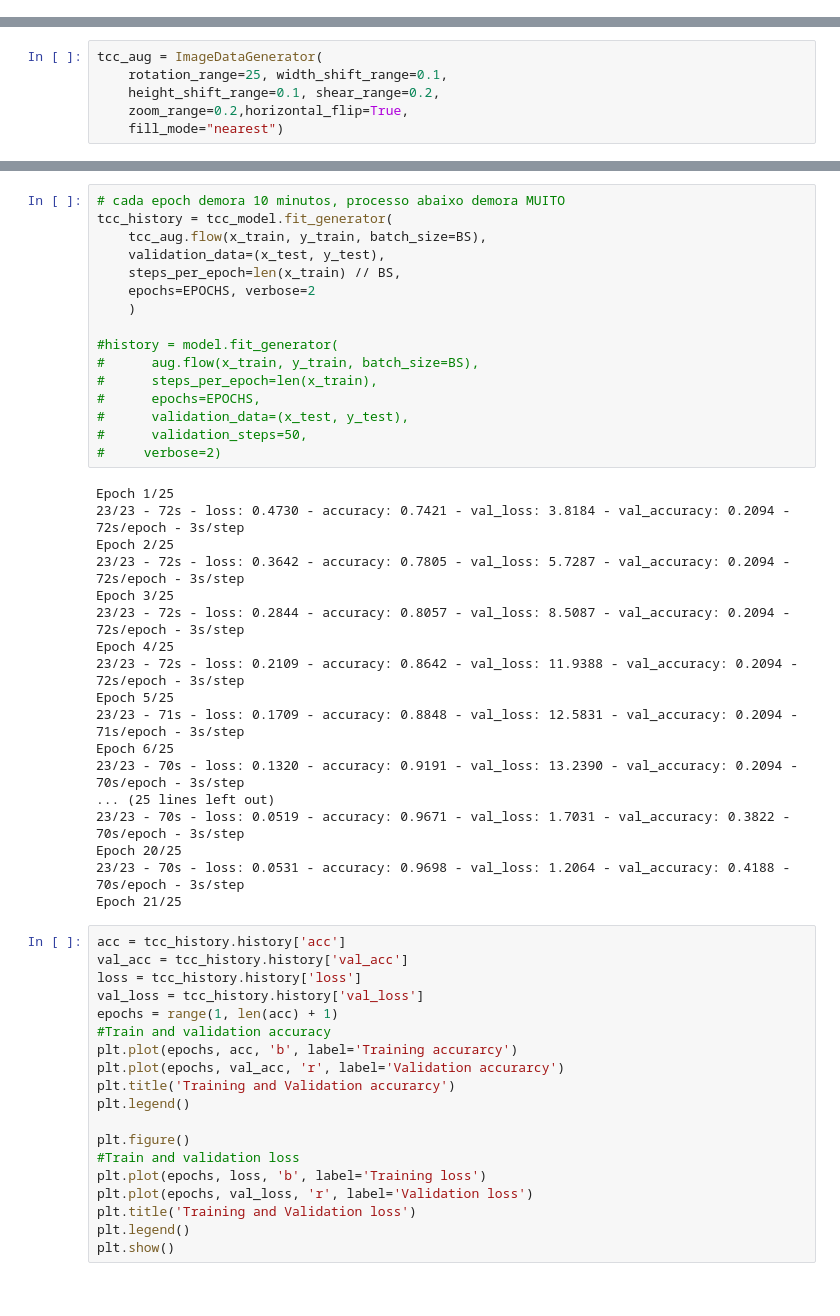
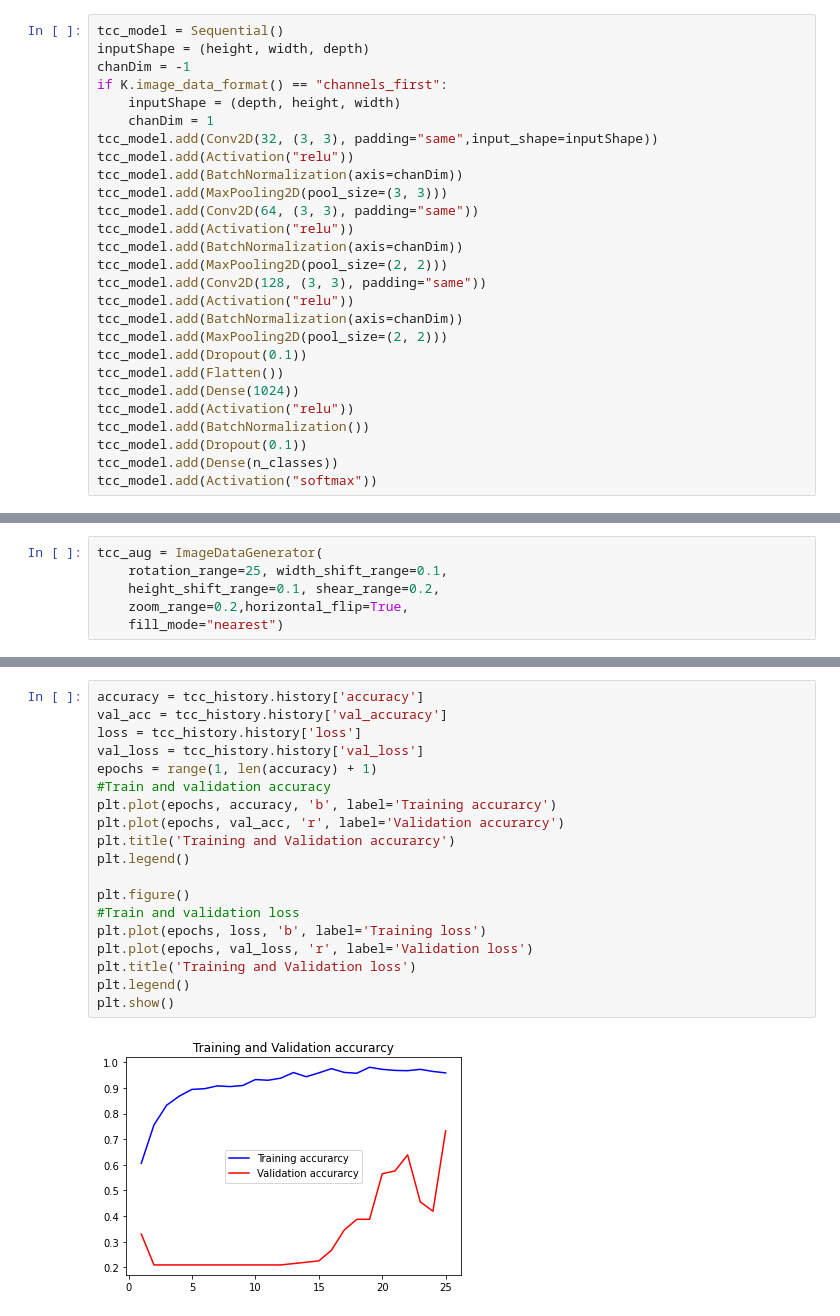
Before and after one commit to igorlauxen/local_grape_health, a Jupyter notebook: Enhanced_Plant_Prediction.ipynb, the cells around one changed output, grey strips where cells are left out. Saved outputs shown, nothing was run; the diff lists cells and outputs as text.

```diff
--- a/Enhanced_Plant_Prediction.ipynb
+++ b/Enhanced_Plant_Prediction.ipynb
@@ -340,3 +297,30 @@ tcc_model.add(Activation("softmax"))
+# %%
+tcc_model = Sequential()
+inputShape = (height, width, depth)
+chanDim = -1
+if K.image_data_format() == "channels_first":
+    inputShape = (depth, height, width)
+    chanDim = 1
+tcc_model.add(Conv2D(32, (3, 3), padding="same",input_shape=inputShape))
+tcc_model.add(Activation("relu"))
+tcc_model.add(BatchNormalization(axis=chanDim))
+tcc_model.add(MaxPooling2D(pool_size=(3, 3)))
+tcc_model.add(Conv2D(64, (3, 3), padding="same"))
+tcc_model.add(Activation("relu"))
+tcc_model.add(BatchNormalization(axis=chanDim))
+tcc_model.add(MaxPooling2D(pool_size=(2, 2)))
+tcc_model.add(Conv2D(128, (3, 3), padding="same"))
+tcc_model.add(Activation("relu"))
+tcc_model.add(BatchNormalization(axis=chanDim))
+tcc_model.add(MaxPooling2D(pool_size=(2, 2)))
+tcc_model.add(Dropout(0.1))
+tcc_model.add(Flatten())
+tcc_model.add(Dense(1024))
+tcc_model.add(Activation("relu"))
+tcc_model.add(BatchNormalization())
+tcc_model.add(Dropout(0.1))
+tcc_model.add(Dense(n_classes))
+tcc_model.add(Activation("softmax"))
 # %%
 from tensorflow import keras
 
@@ -423,56 +441,24 @@ Gokulnath B.V., Usha Devi G. Identifying and classifying plant disease using res
 O modelo empregado por [Tairu Oluwafemi Emmanuel](https://www.kaggle.com/emmarex) em [Plant Disease Detection using Keras](https://www.kaggle.com/emmarex/plant-disease-detection-using-keras/data) apresenta uma camada similar, entretanto, com mais repetições. Por exemplo, o modelo dele adiciona 2 vezes cada camada (32, 64, 128 respectivamente).
 
 Assumimos que ele tenha adotado esse comportamento devido a um resultado similar ao que o nosso modelo objeteve
-# %%
-# cada epoch demora 10 minutos, processo abaixo demora MUITO
-tcc_history = tcc_model.fit_generator(
-    tcc_aug.flow(x_train, y_train, batch_size=BS),
-    validation_data=(x_test, y_test),
-    steps_per_epoch=len(x_train) // BS,
-    epochs=EPOCHS, verbose=2
-    )
-
-#history = model.fit_generator(
-#      aug.flow(x_train, y_train, batch_size=BS),
-#      steps_per_epoch=len(x_train),
-#      epochs=EPOCHS,
-#      validation_data=(x_test, y_test),
-#      validation_steps=50,
-#     verbose=2)
-# %% [output]
-Epoch 1/25
-23/23 - 72s - loss: 0.4730 - accuracy: 0.7421 - val_loss: 3.8184 - val_accuracy: 0.2094 - 72s/epoch - 3s/step
-Epoch 2/25
-23/23 - 72s - loss: 0.3642 - accuracy: 0.7805 - val_loss: 5.7287 - val_accuracy: 0.2094 - 72s/epoch - 3s/step
-Epoch 3/25
-23/23 - 72s - loss: 0.2844 - accuracy: 0.8057 - val_loss: 8.5087 - val_accuracy: 0.2094 - 72s/epoch - 3s/step
-Epoch 4/25
-23/23 - 72s - loss: 0.2109 - accuracy: 0.8642 - val_loss: 11.9388 - val_accuracy: 0.2094 - 72s/epoch - 3s/step
-Epoch 5/25
-23/23 - 71s - loss: 0.1709 - accuracy: 0.8848 - val_loss: 12.5831 - val_accuracy: 0.2094 - 71s/epoch - 3s/step
-Epoch 6/25
-23/23 - 70s - loss: 0.1320 - accuracy: 0.9191 - val_loss: 13.2390 - val_accuracy: 0.2094 - 70s/epoch - 3s/step
-... (25 lines left out)
-23/23 - 70s - loss: 0.0519 - accuracy: 0.9671 - val_loss: 1.7031 - val_accuracy: 0.3822 - 70s/epoch - 3s/step
-Epoch 20/25
-23/23 - 70s - loss: 0.0531 - accuracy: 0.9698 - val_loss: 1.2064 - val_accuracy: 0.4188 - 70s/epoch - 3s/step
-Epoch 21/25
 # %%
-acc = tcc_history.history['acc']
-val_acc = tcc_history.history['val_acc']
+accuracy = tcc_history.history['accuracy']
+val_acc = tcc_history.history['val_accuracy']
 loss = tcc_history.history['loss']
 val_loss = tcc_history.history['val_loss']
-epochs = range(1, len(acc) + 1)
+epochs = range(1, len(accuracy) + 1)
 #Train and validation accuracy
-plt.plot(epochs, acc, 'b', label='Training accurarcy')
+plt.plot(epochs, accuracy, 'b', label='Training accurarcy')
 plt.plot(epochs, val_acc, 'r', label='Validation accurarcy')
 plt.title('Training and Validation accurarcy')
 plt.legend()
 
 plt.figure()
 #Train and validation loss
 plt.plot(epochs, loss, 'b', label='Training loss')
 plt.plot(epochs, val_loss, 'r', label='Validation loss')
 plt.title('Training and Validation loss')
 plt.legend()
 plt.show()
+# %% [output]
+[figure, added]
```
Also changed, not shown: parts of 10 cells of this notebook.
